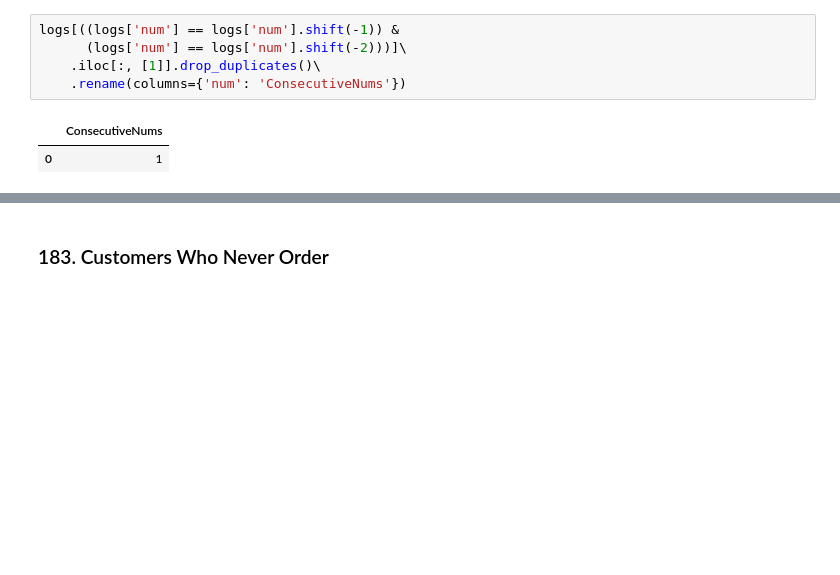
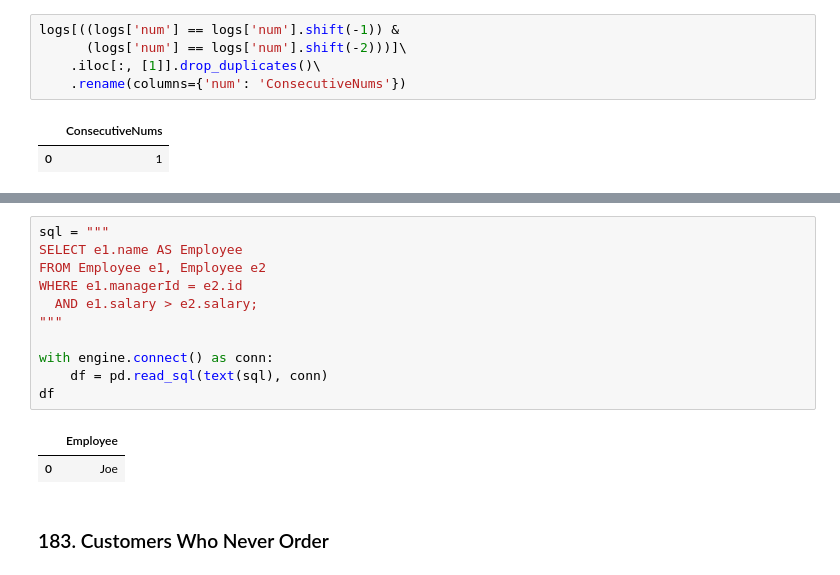
Before and after one commit to katie924/LeetCode-notes, a Jupyter notebook: notebooks/database.ipynb, the cells around one changed output, grey strips where cells are left out. Cells and saved outputs as stored; diff of their text form; blank space fills up the shorter version.

```diff
--- a/notebooks/database.ipynb
+++ b/notebooks/database.ipynb
@@ -201,3 +228,17 @@ logs[((logs['num'] == logs['num'].shift(-1)) &
+# %%
+sql = """
+SELECT e1.name AS Employee
+FROM Employee e1, Employee e2
+WHERE e1.managerId = e2.id
+  AND e1.salary > e2.salary;
+"""
+
+with engine.connect() as conn:
+    df = pd.read_sql(text(sql), conn)
+df
+# %% [output]
+|  | Employee |
+| 0 | Joe |
 # %% [markdown]
 ### 183. Customers Who Never Order
 # %%
```
Also changed, not shown: parts of 3 cells of this notebook, 2 other files.
